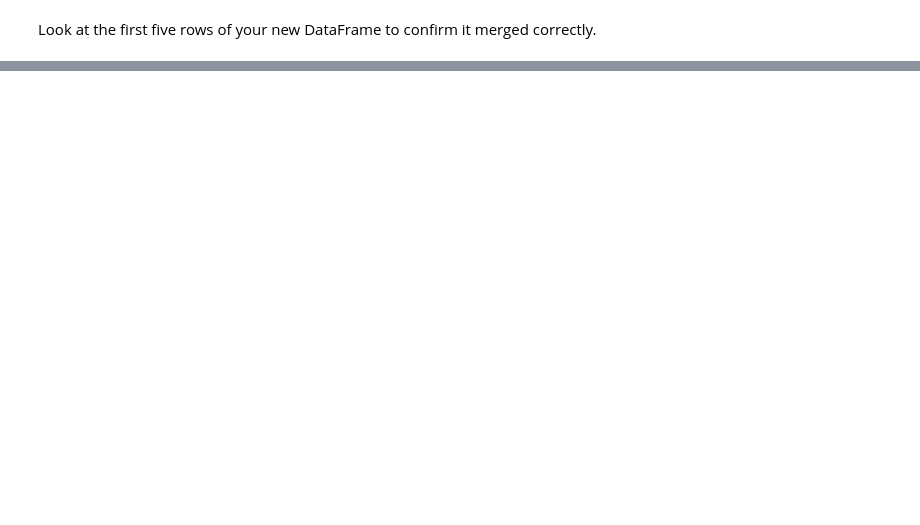
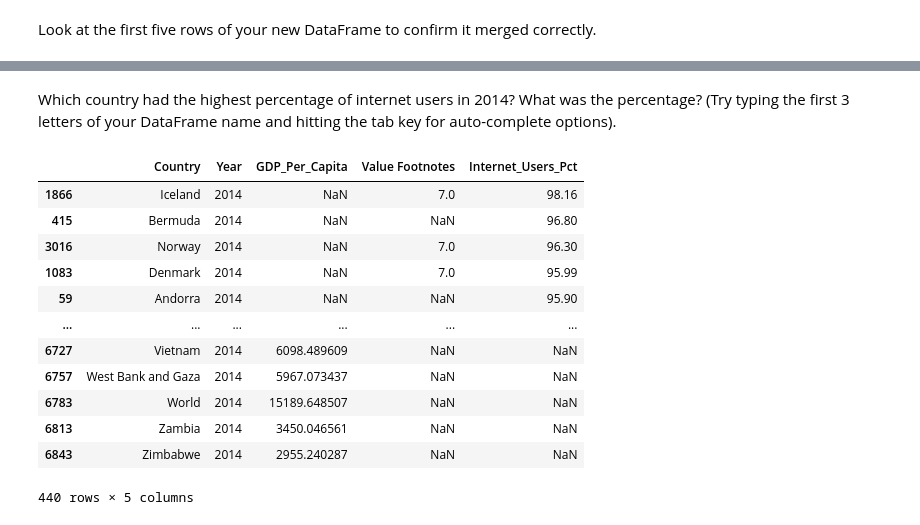
Before and after one commit to NSS-Data-Analytics-Cohort-6/gdp-and-internet-usage-nathanmartin5937, a Jupyter notebook: notebook/gdp_notebook.ipynb, the cells around one changed output, grey strips where cells are left out. Cells and saved outputs as stored; diff of their text form; code cells hidden in the pictures; blank space fills up the shorter version.

```diff
--- a/notebook/gdp_notebook.ipynb
+++ b/notebook/gdp_notebook.ipynb
@@ -63,0 +66,3 @@ gdp_df.rename(columns={'Value':'GDP_Per_Capita'}, inplace=True)
+# %%
+internet_df.rename(columns={'Country or Area':'Country'}, inplace=True)
+internet_df.rename(columns={'Value':'Internet_Users_Pct'}, inplace=True)
@@ -64,7 +85,4 @@ gdp_df.rename(columns={'Value':'GDP_Per_Capita'}, inplace=True)
 # %% [markdown]
 Merge the two DataFrames to one. Merge all rows from each of the two DataFrames. Call the new DataFrame gdp_and_internet_use.
 # %%
-gdp_and_internet_use = [gdp_df, internet_df]
-
-result = pd.concat(frames)
-display(result)
+gdp_and_internet_use = gdp_df.append(internet_df)
@@ -85,4 +89,2 @@ display(result)
 # %% [markdown]
 Look at the first five rows of your new DataFrame to confirm it merged correctly.
-# %%
-gdp_and_internet_use = gdp_and_internet_use.head(5)
@@ -90,0 +139,8 @@ AttributeError: 'list' object has no attribute 'head'
+# %%
+year_04_df = gdp_and_internet_use.loc[gdp_and_internet_use['Year'] == '2004']
+year_09_df = gdp_and_internet_use.loc[gdp_and_internet_use['Year'] == '2009']
+year_14_df = gdp_and_internet_use.loc[gdp_and_internet_use['Year'] == '2014']
+
+print(year_04_df)
+print(year_09_df)
+print(year_14_df)
@@ -90,0 +165,21 @@ AttributeError: 'list' object has no attribute 'head'
+# %% [markdown]
+Which country had the highest percentage of internet users in 2014? What was the percentage? (Try typing the first 3 letters of your DataFrame name and hitting the tab key for auto-complete options).
+# %%
+year_14_df.sort_values(
+    by="Internet_Users_Pct",
+    ascending=False
+)
+# %% [output]
+|  | Country | Year | GDP_Per_Capita | Value Footnotes | Internet_Users_Pct |
+| 1866 | Iceland | 2014 | NaN | 7.0 | 98.16 |
+| 415 | Bermuda | 2014 | NaN | NaN | 96.80 |
+| 3016 | Norway | 2014 | NaN | 7.0 | 96.30 |
+| 1083 | Denmark | 2014 | NaN | 7.0 | 95.99 |
+| 59 | Andorra | 2014 | NaN | NaN | 95.90 |
+| ... | ... | ... | ... | ... | ... |
+| 6727 | Vietnam | 2014 | 6098.489609 | NaN | NaN |
+| 6757 | West Bank and Gaza | 2014 | 5967.073437 | NaN | NaN |
+| 6783 | World | 2014 | 15189.648507 | NaN | NaN |
+| 6813 | Zambia | 2014 | 3450.046561 | NaN | NaN |
+| 6843 | Zimbabwe | 2014 | 2955.240287 | NaN | NaN |
+440 rows × 5 columns
```
Also changed, not shown: parts of 31 cells of this notebook.
